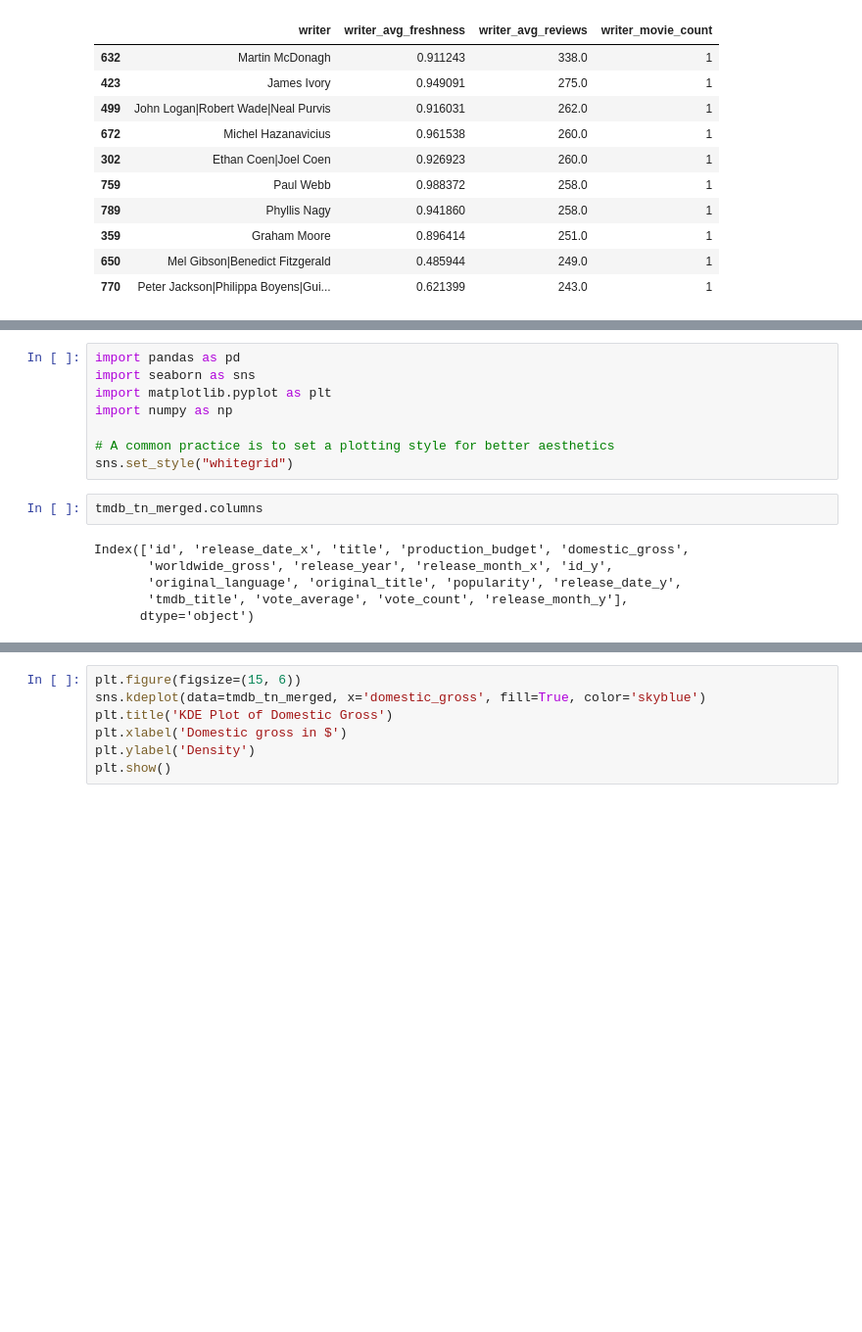
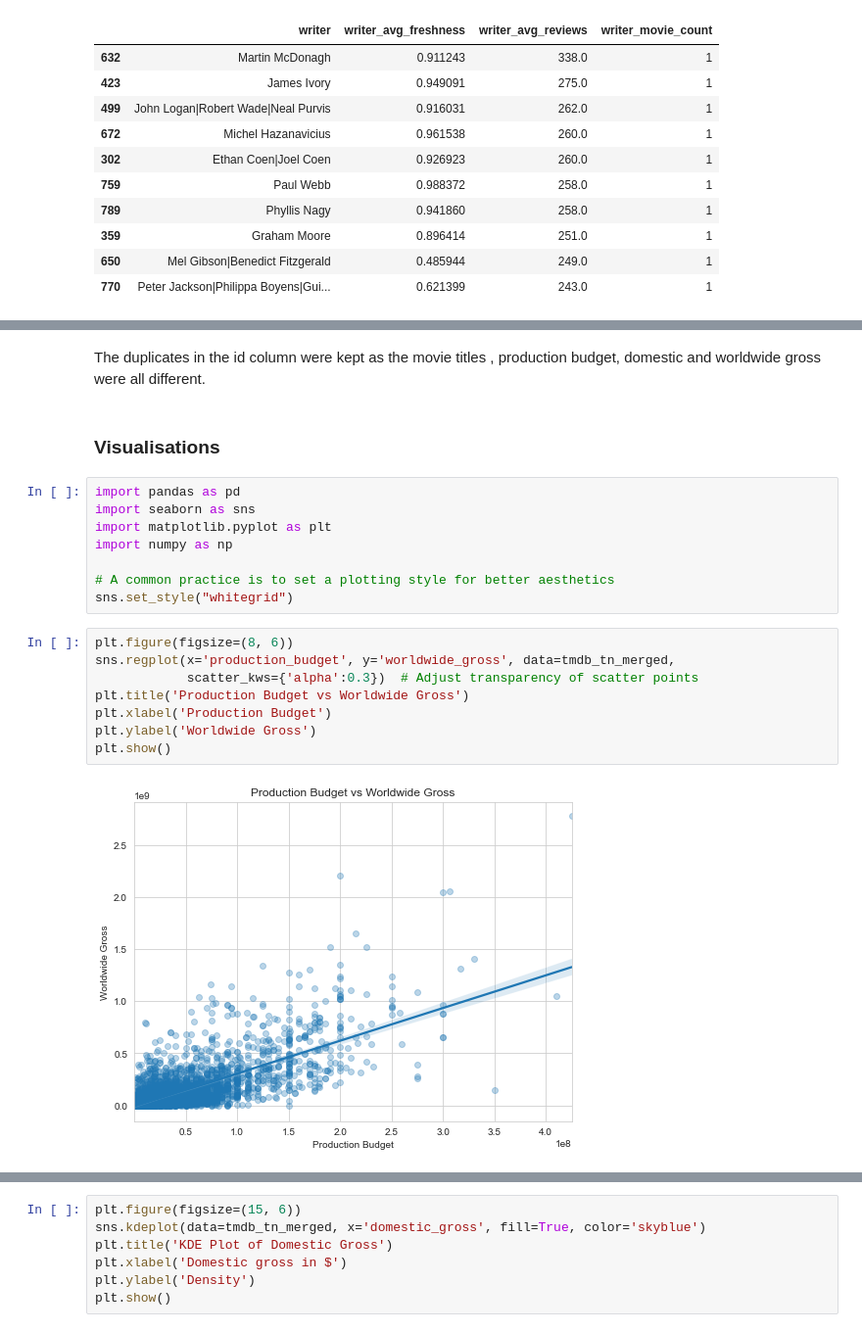
Before and after one commit to Bakley/Talanta-hela, a Jupyter notebook: notebooks/Data_Validation.ipynb, the cells around one changed output, grey strips where cells are left out. Shown at 98% size. Saved outputs shown, nothing was run; the diff lists cells and outputs as text; blank space fills up the shorter version.

```diff
--- a/notebooks/Data_Validation.ipynb
+++ b/notebooks/Data_Validation.ipynb
@@ -1085,3 +1144,7 @@ dtype('O')
+# %% [markdown]
+The duplicates in the id column were kept as the movie titles , production budget, domestic and worldwide gross were all different.
+# %% [markdown]
+### Visualisations
 # %%
 import pandas as pd
 import seaborn as sns
@@ -1090,11 +1153,13 @@ import numpy as np
 
 # A common practice is to set a plotting style for better aesthetics
 sns.set_style("whitegrid")
-# %%
-tmdb_tn_merged.columns
-# %% [output]
-Index(['id', 'release_date_x', 'title', 'production_budget', 'domestic_gross',
-       'worldwide_gross', 'release_year', 'release_month_x', 'id_y',
-       'original_language', 'original_title', 'popularity', 'release_date_y',
-       'tmdb_title', 'vote_average', 'vote_count', 'release_month_y'],
-      dtype='object')
+# %%
+plt.figure(figsize=(8, 6))
+sns.regplot(x='production_budget', y='worldwide_gross', data=tmdb_tn_merged,
+            scatter_kws={'alpha':0.3})  # Adjust transparency of scatter points
+plt.title('Production Budget vs Worldwide Gross')
+plt.xlabel('Production Budget')
+plt.ylabel('Worldwide Gross')
+plt.show()
+# %% [output]
+[figure, added]
```
Also changed, not shown: parts of 102 cells of this notebook.
